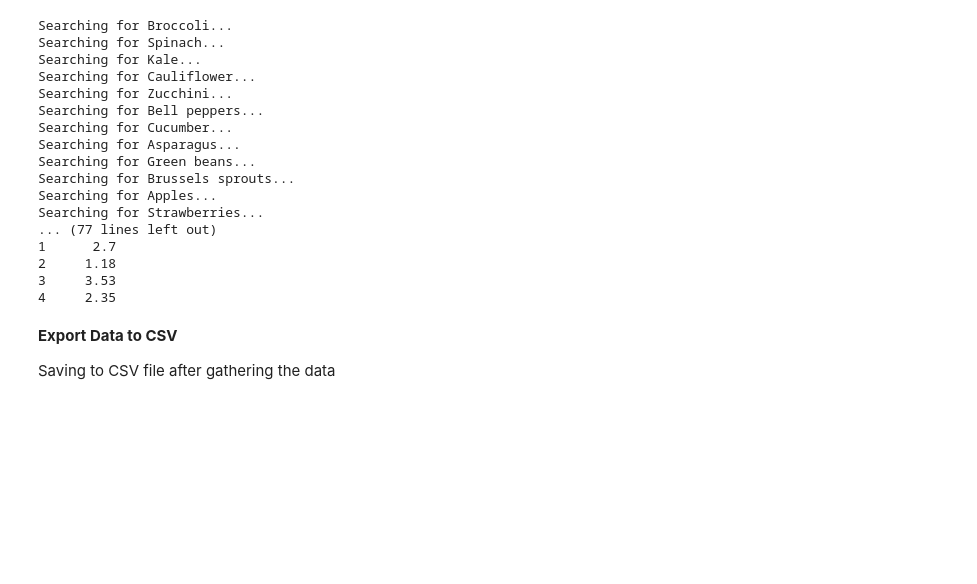
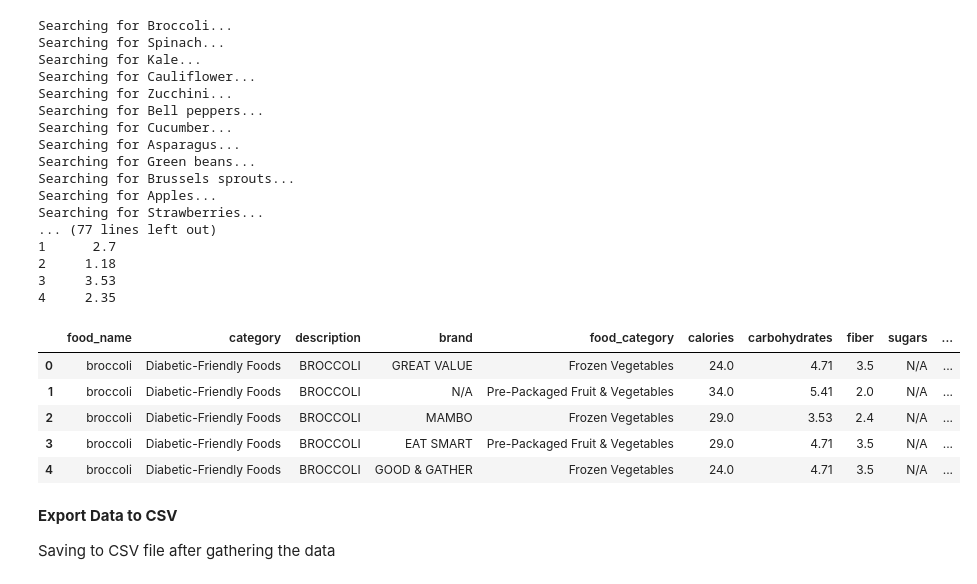
Before and after one commit to lvandine44/MADS-Capstone, a Jupyter notebook: 1-Data Preparation.ipynb, the cells around one changed output. Drawn from its saved outputs; the diff is of its cells as text; code cells hidden in the pictures; blank space fills up the shorter version.

```diff
--- a/1-Data Preparation.ipynb
+++ b/1-Data Preparation.ipynb
@@ -306,6 +317,15 @@ Searching for Strawberries...
 2     1.18
 3     3.53
 4     2.35
+# %%
+diabetic_food_df.head()
+# %% [output]
+|  | food_name | category | description | brand | food_category | calories | carbohydrates | fiber | sugars | ... |
+| 0 | broccoli | Diabetic-Friendly Foods | BROCCOLI | GREAT VALUE | Frozen Vegetables | 24.0 | 4.71 | 3.5 | N/A | ... |
+| 1 | broccoli | Diabetic-Friendly Foods | BROCCOLI | N/A | Pre-Packaged Fruit & Vegetables | 34.0 | 5.41 | 2.0 | N/A | ... |
+| 2 | broccoli | Diabetic-Friendly Foods | BROCCOLI | MAMBO | Frozen Vegetables | 29.0 | 3.53 | 2.4 | N/A | ... |
+| 3 | broccoli | Diabetic-Friendly Foods | BROCCOLI | EAT SMART | Pre-Packaged Fruit & Vegetables | 29.0 | 4.71 | 3.5 | N/A | ... |
+| 4 | broccoli | Diabetic-Friendly Foods | BROCCOLI | GOOD & GATHER | Frozen Vegetables | 24.0 | 4.71 | 3.5 | N/A | ... |
 # %% [markdown]
 **Export Data to CSV**
 
```
Also changed, not shown: parts of 29 cells of this notebook, 2 other files.
